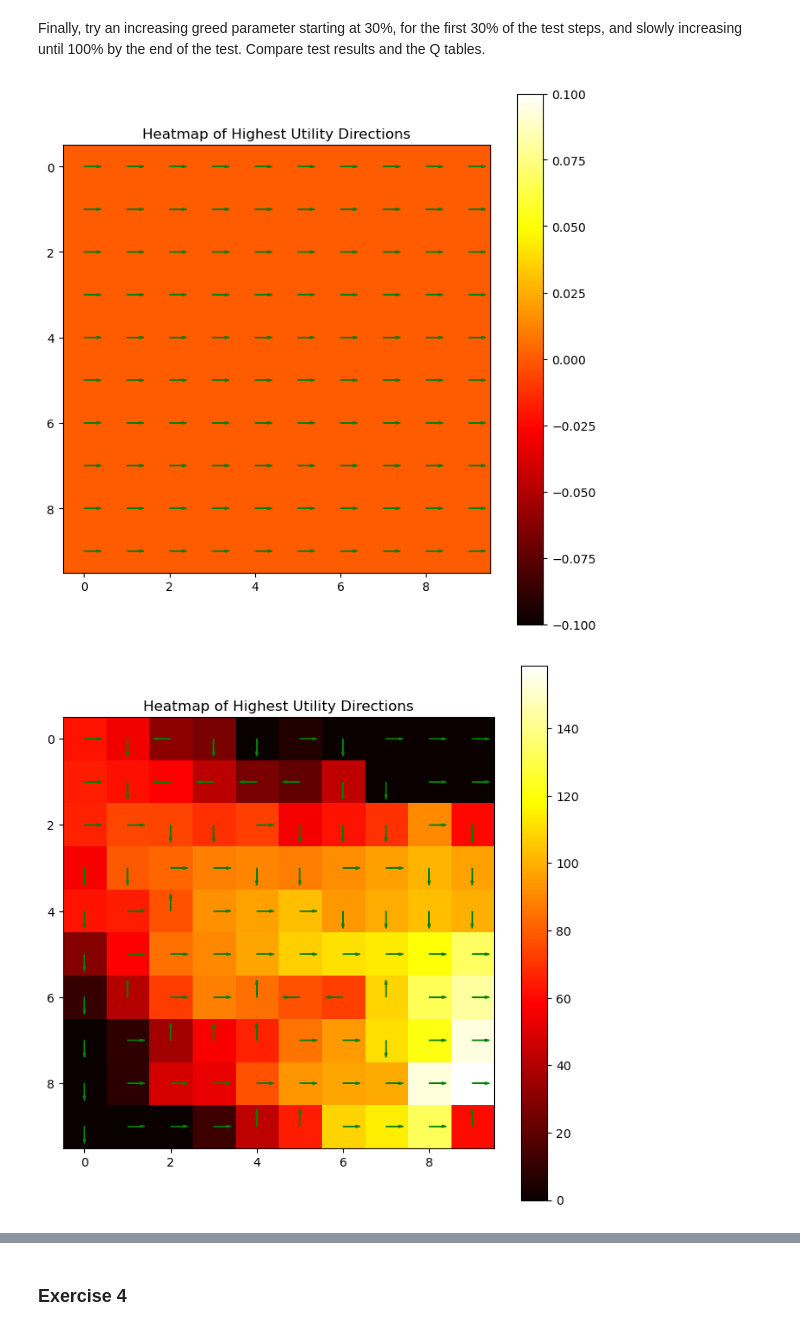
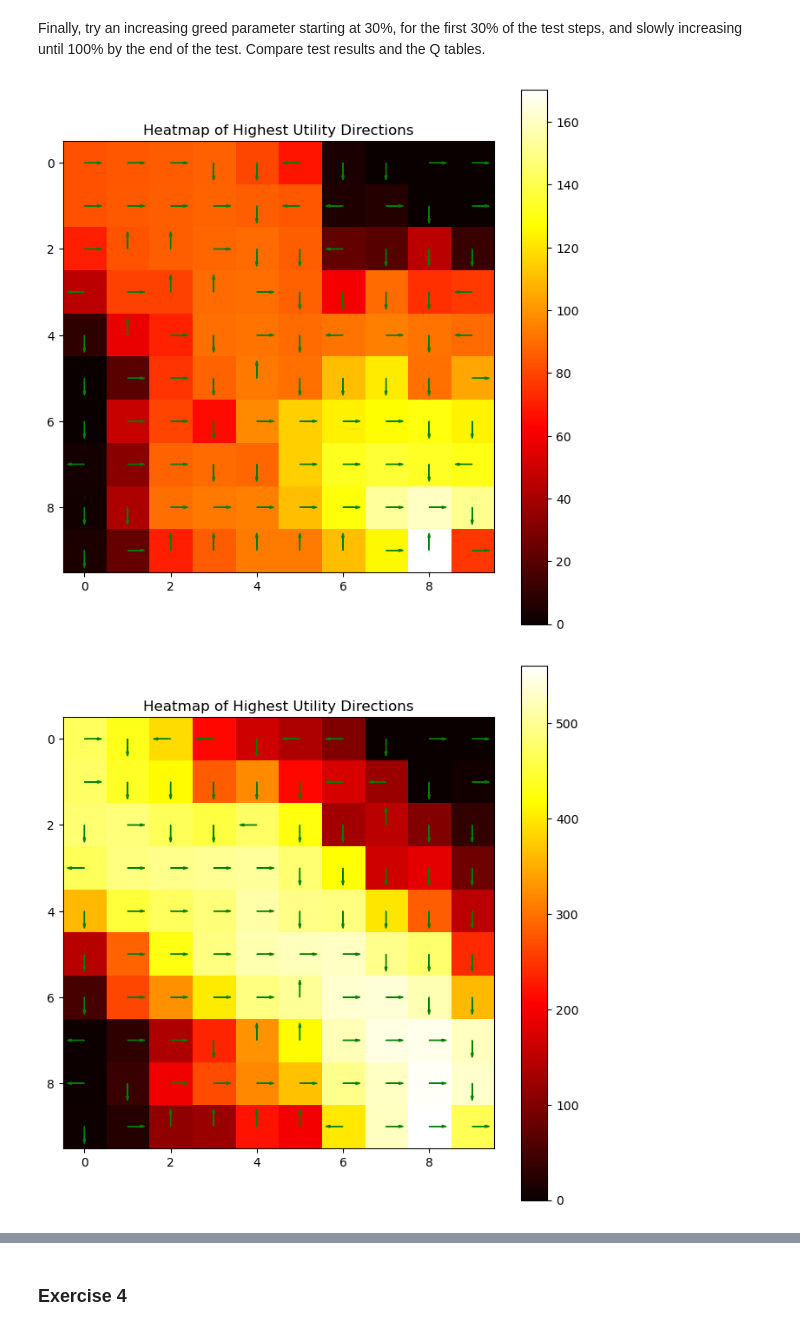
Before and after one commit to jelenameyer/IntroToMachineLearning, a Jupyter notebook: assignments/assignment3/assignment3-when100start1.ipynb, the cells around one changed output, grey strips where cells are left out. Cells and saved outputs as stored; diff of their text form; code cells hidden in the pictures.

```diff
--- a/assignments/assignment3/assignment3-when100start1.ipynb
+++ b/assignments/assignment3/assignment3-when100start1.ipynb
@@ -495,23 +493,23 @@ Finally, try an increasing greed parameter starting at 30%, for the first 30% of
 # %%
 # increasing greed parameter
 
 maxNumberSteps = 20000
 firstThirtyPcRounds = maxNumberSteps*0.3
 lastSeventyPcRoundsDividedBySeven = 2000
 percentageStart = 0.3
 
-showHeatmap(matrixQEmpty)
+#showHeatmap(matrixQEmpty)
 allAverageRewardsPerStep, copyMatrixQFirstThirtyPcRounds = runEpisodeWithUpdatingUtilitiesGreedy(greed = percentageStart, matrixQ = matrixQEmpty, state = 1, finalState = 100, maxNumberSteps = int(firstThirtyPcRounds))
 nextMatrixQToUse = copyMatrixQFirstThirtyPcRounds
 showHeatmap(nextMatrixQToUse)
 
 for i in range(1, 8):
     allAverageRewardsPerStep, MatrixQNow = runEpisodeWithUpdatingUtilitiesGreedy(greed = percentageStart + 0.1 * i, matrixQ = nextMatrixQToUse, state = 1, finalState = 100, maxNumberSteps = lastSeventyPcRoundsDividedBySeven)
     nextMatrixQToUse = MatrixQNow
-    showHeatmap(nextMatrixQToUse)
+    #showHeatmap(nextMatrixQToUse)
 
 finalMatrixQGreedy = nextMatrixQToUse
 showHeatmap(finalMatrixQGreedy)
 # %% [output]
-[figure, old version]
+[figure, new version]
-[figure, old version]
+[figure, new version]
```
Also changed, not shown: parts of 3 cells of this notebook.
